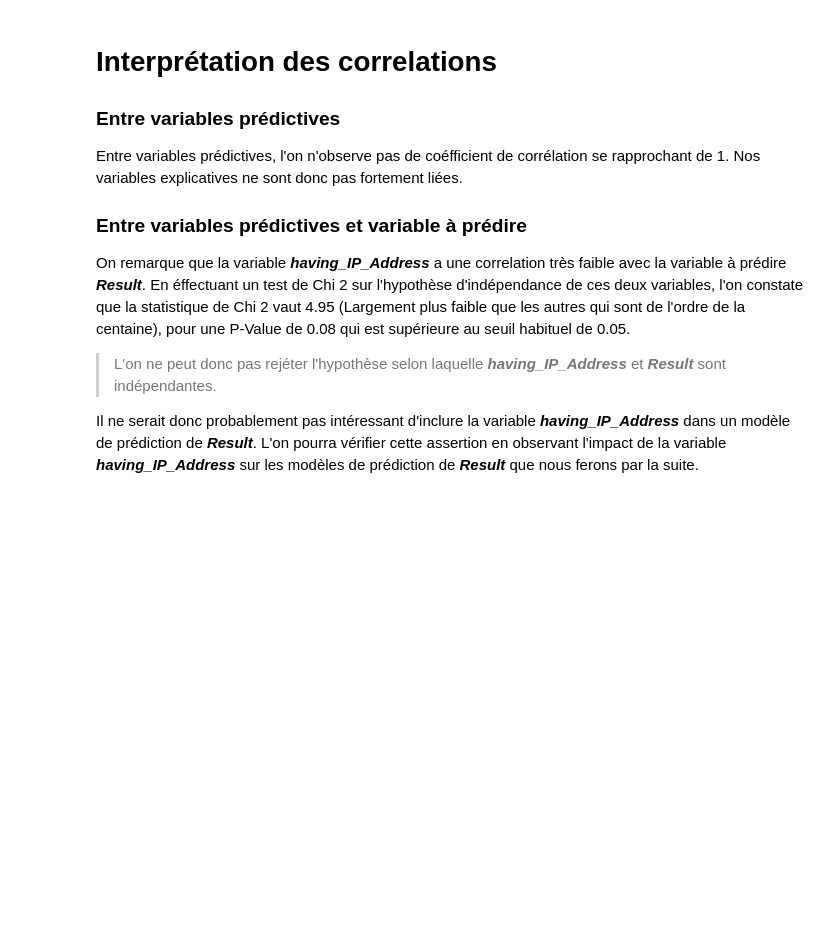
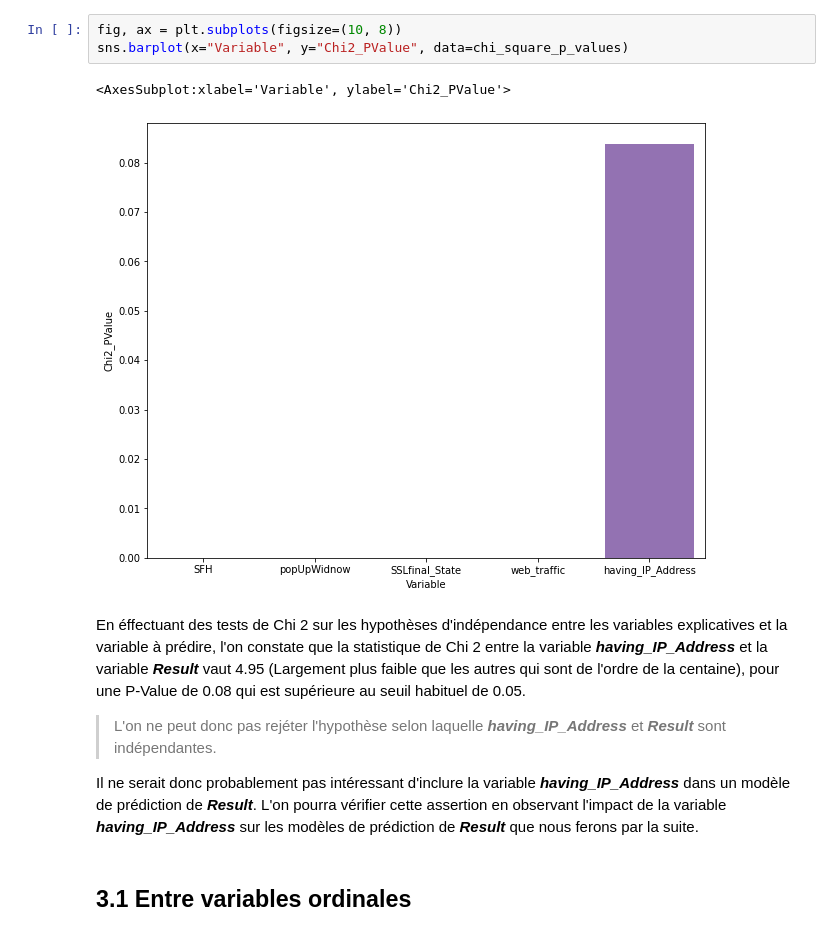
Before and after one commit to laurisdjilo/phising_website_detection, a Jupyter notebook: exploratory_analysis.ipynb, the cells around one changed output. Cells and saved outputs as stored; diff of their text form; blank space fills up the shorter version.

```diff
--- a/exploratory_analysis.ipynb
+++ b/exploratory_analysis.ipynb
@@ -223,13 +120,13 @@ chi_square_scores
+# %%
+fig, ax = plt.subplots(figsize=(10, 8))
+sns.barplot(x="Variable", y="Chi2_PValue", data=chi_square_p_values)
+# %% [output]
+<AxesSubplot:xlabel='Variable', ylabel='Chi2_PValue'>
+[figure, added]
 # %% [markdown]
-# Interprétation des correlations
-
-### Entre variables prédictives
-Entre variables prédictives, l'on n'observe pas de coéfficient de corrélation se rapprochant de 1. Nos variables explicatives ne sont donc pas fortement liées.
-
-### Entre variables prédictives et variable à prédire
-On remarque que la variable ***having_IP_Address*** a une correlation très faible avec la variable à prédire ***Result***.
-En éffectuant un test de Chi 2 sur l'hypothèse d'indépendance de ces deux variables, l'on constate que la statistique de Chi 2 vaut 4.95 (Largement plus faible que les autres qui sont de l'ordre de la centaine), pour une P-Value de 0.08 qui est supérieure au seuil habituel de 0.05.<br>
+En éffectuant des tests de Chi 2 sur les hypothèses d'indépendance entre les variables explicatives et la variable à prédire, l'on constate que la statistique de Chi 2 entre la variable ***having_IP_Address*** et la variable ***Result*** vaut 4.95 (Largement plus faible que les autres qui sont de l'ordre de la centaine), pour une P-Value de 0.08 qui est supérieure au seuil habituel de 0.05.<br>
 >L'on ne peut donc pas rejéter l'hypothèse selon laquelle ***having_IP_Address*** et ***Result*** sont indépendantes.
 
-
 Il ne serait donc probablement pas intéressant d'inclure la variable ***having_IP_Address*** dans un modèle de prédiction de ***Result***. L'on pourra vérifier cette assertion en observant l'impact de la variable ***having_IP_Address*** sur les modèles de prédiction de ***Result*** que nous ferons par la suite.
+# %% [markdown]
+## 3.1 Entre variables ordinales
```
Also changed, not shown: parts of 34 cells of this notebook, 3 other files.
